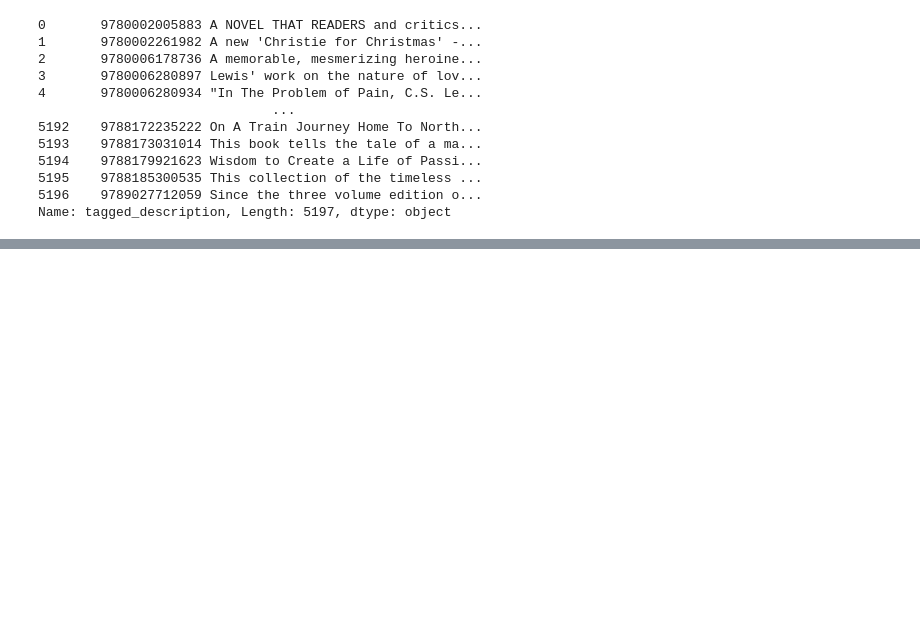
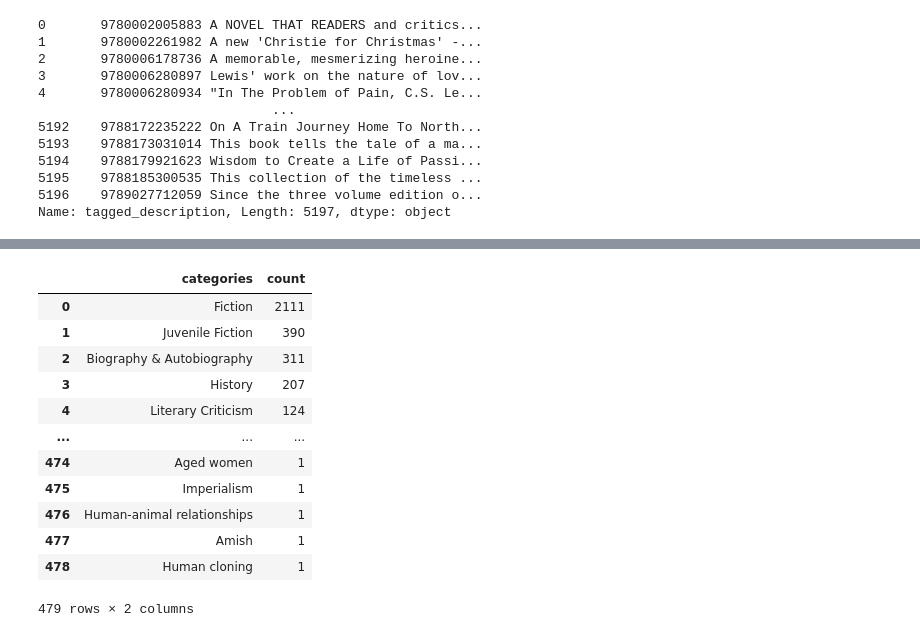
Before and after one commit to SBM004/Book_reccomender, a Jupyter notebook: vector_search.ipynb, the cells around one changed output, grey strips where cells are left out. Saved outputs shown, nothing was run; the diff lists cells and outputs as text; code cells hidden in the pictures; blank space fills up the shorter version.

```diff
--- a/vector_search.ipynb
+++ b/vector_search.ipynb
@@ -69,0 +144,16 @@ NameError: name 'LRScheduler' is not defined
+# %%
+books["categories"].value_counts().reset_index()
+# %% [output]
+|  | categories | count |
+| 0 | Fiction | 2111 |
+| 1 | Juvenile Fiction | 390 |
+| 2 | Biography & Autobiography | 311 |
+| 3 | History | 207 |
+| 4 | Literary Criticism | 124 |
+| ... | ... | ... |
+| 474 | Aged women | 1 |
+| 475 | Imperialism | 1 |
+| 476 | Human-animal relationships | 1 |
+| 477 | Amish | 1 |
+| 478 | Human cloning | 1 |
+479 rows × 2 columns
```
Also changed, not shown: parts of 36 cells of this notebook, 1 other file.
